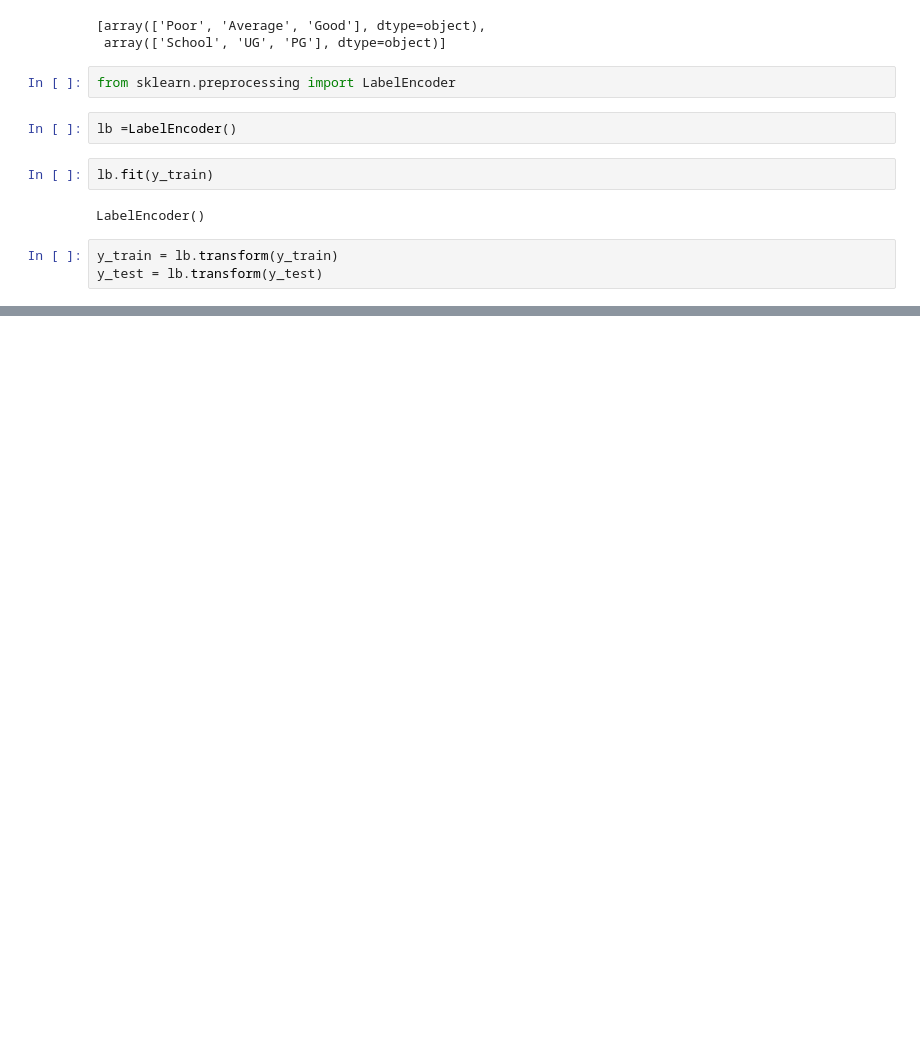
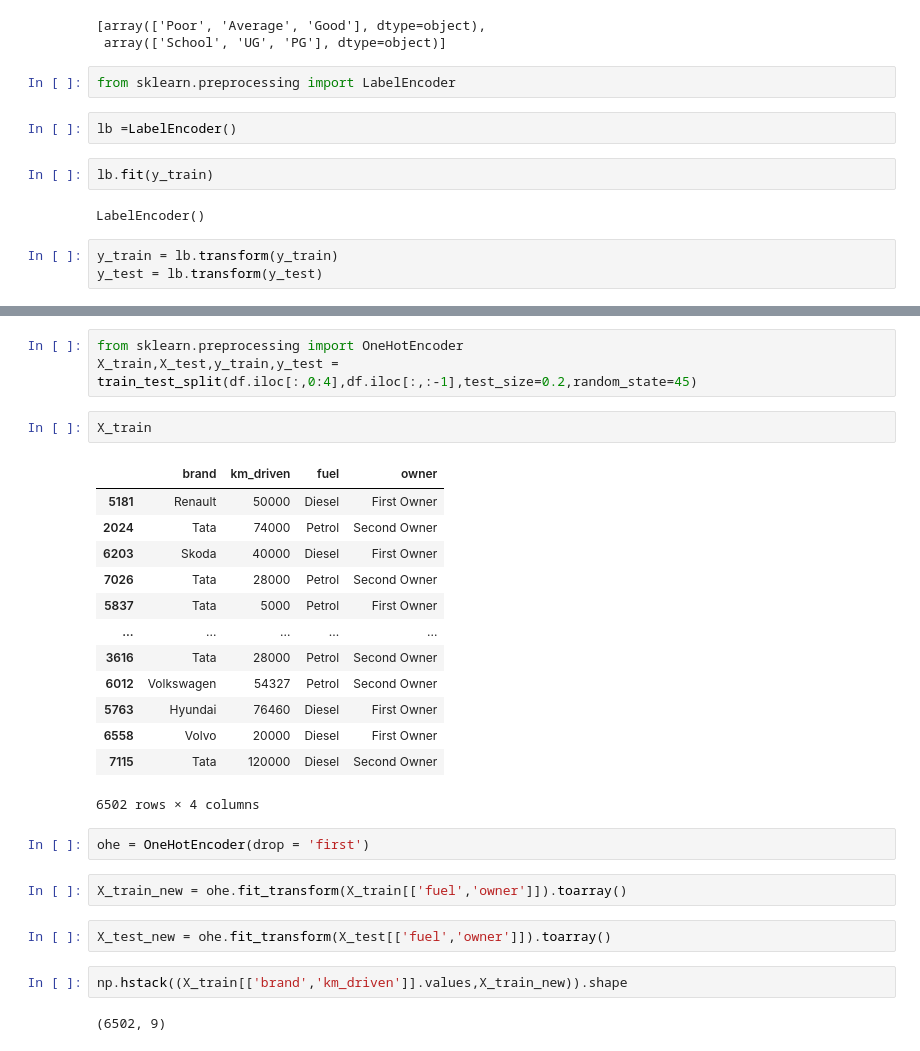
Before and after one commit to Bibhuti-MLAI/Python-Coding-Interview, a Jupyter notebook: Encoding.ipynb, the cells around one changed output, grey strips where cells are left out. Cells and saved outputs as stored; diff of their text form; blank space fills up the shorter version.

```diff
--- a/Encoding.ipynb
+++ b/Encoding.ipynb
@@ -113,0 +164,29 @@ array([1, 1, 1, 0, 1, 1, 1, 0, 0, 1, 0, 0, 0, 1, 1, 0, 0, 0, 1, 0, 1, 0,
+# %%
+from sklearn.preprocessing import OneHotEncoder
+X_train,X_test,y_train,y_test = train_test_split(df.iloc[:,0:4],df.iloc[:,:-1],test_size=0.2,random_state=45)
+# %%
+X_train
+# %% [output]
+|  | brand | km_driven | fuel | owner |
+| 5181 | Renault | 50000 | Diesel | First Owner |
+| 2024 | Tata | 74000 | Petrol | Second Owner |
+| 6203 | Skoda | 40000 | Diesel | First Owner |
+| 7026 | Tata | 28000 | Petrol | Second Owner |
+| 5837 | Tata | 5000 | Petrol | First Owner |
+| ... | ... | ... | ... | ... |
+| 3616 | Tata | 28000 | Petrol | Second Owner |
+| 6012 | Volkswagen | 54327 | Petrol | Second Owner |
+| 5763 | Hyundai | 76460 | Diesel | First Owner |
+| 6558 | Volvo | 20000 | Diesel | First Owner |
+| 7115 | Tata | 120000 | Diesel | Second Owner |
+6502 rows × 4 columns
+# %%
+ohe = OneHotEncoder(drop = 'first')
+# %%
+X_train_new = ohe.fit_transform(X_train[['fuel','owner']]).toarray()
+# %%
+X_test_new = ohe.fit_transform(X_test[['fuel','owner']]).toarray()
+# %%
+np.hstack((X_train[['brand','km_driven']].values,X_train_new)).shape
+# %% [output]
+(6502, 9)
```
Also changed, not shown: parts of 9 cells of this notebook.
